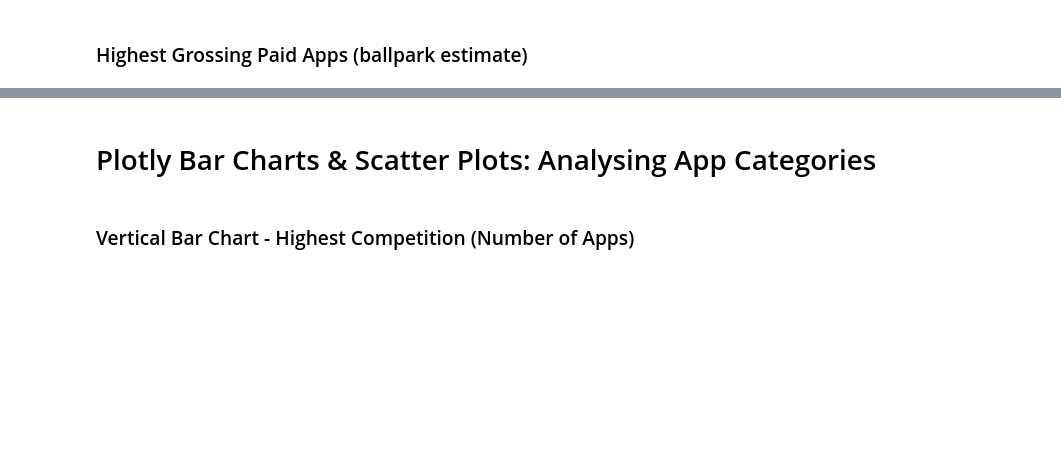
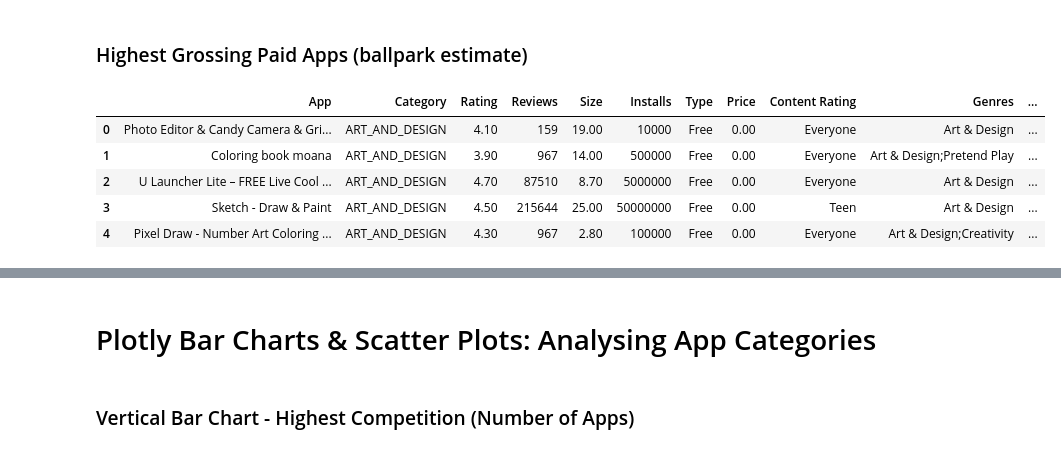
Before and after one commit to M-Awwab-Khan/google-playstore-data-analysis, a Jupyter notebook: Google Play Store App Analytics (start).ipynb, the cells around one changed output, grey strips where cells are left out. Drawn from its saved outputs; the diff is of its cells as text; code cells hidden in the pictures; blank space fills up the shorter version.

Commit message:
Price analyzed

```diff
--- a/Google Play Store App Analytics (start).ipynb
+++ b/Google Play Store App Analytics (start).ipynb
@@ -240,2 +323,5 @@ Add a column called 'Revenue_Estimate' to the DataFrame. This column should hold
 # %% [markdown]
 ### The most expensive apps sub $250
+# %%
+df = df[df['Price'] < 250]
+df.sort_values('Price', ascending=False).head(20)[['App', 'Price']]
@@ -242,2 +346,12 @@ Add a column called 'Revenue_Estimate' to the DataFrame. This column should hold
 # %% [markdown]
 ### Highest Grossing Paid Apps (ballpark estimate)
+# %%
+df['Revenue Estimate'] = df['Price'] * df['Installs']
+df.head()
+# %% [output]
+|  | App | Category | Rating | Reviews | Size | Installs | Type | Price | Content Rating | Genres | ... |
+| 0 | Photo Editor & Candy Camera & Gri... | ART_AND_DESIGN | 4.10 | 159 | 19.00 | 10000 | Free | 0.00 | Everyone | Art & Design | ... |
+| 1 | Coloring book moana | ART_AND_DESIGN | 3.90 | 967 | 14.00 | 500000 | Free | 0.00 | Everyone | Art & Design;Pretend Play | ... |
+| 2 | U Launcher Lite – FREE Live Cool ... | ART_AND_DESIGN | 4.70 | 87510 | 8.70 | 5000000 | Free | 0.00 | Everyone | Art & Design | ... |
+| 3 | Sketch - Draw & Paint | ART_AND_DESIGN | 4.50 | 215644 | 25.00 | 50000000 | Free | 0.00 | Teen | Art & Design | ... |
+| 4 | Pixel Draw - Number Art Coloring ... | ART_AND_DESIGN | 4.30 | 967 | 2.80 | 100000 | Free | 0.00 | Everyone | Art & Design;Creativity | ... |
```
Also changed, not shown: parts of 11 cells of this notebook.
